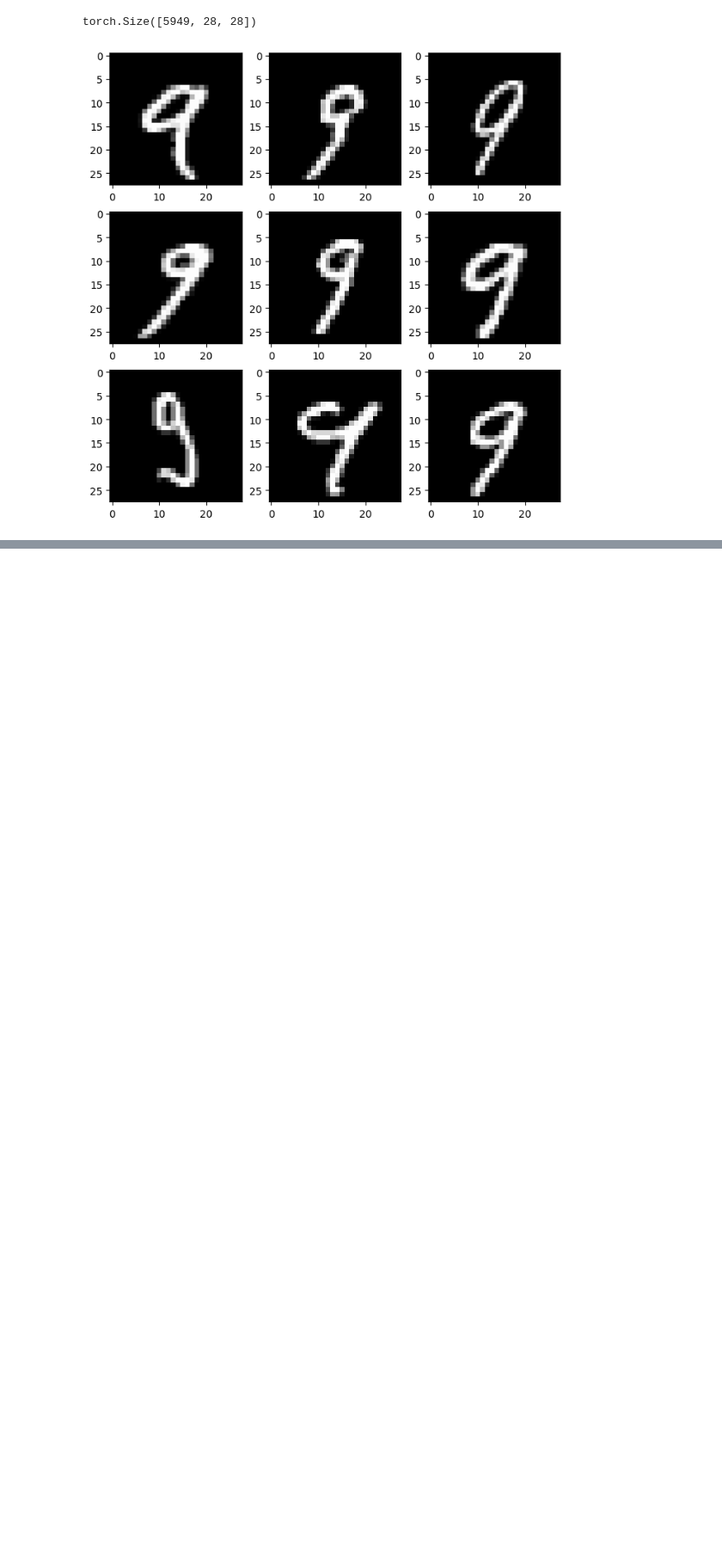
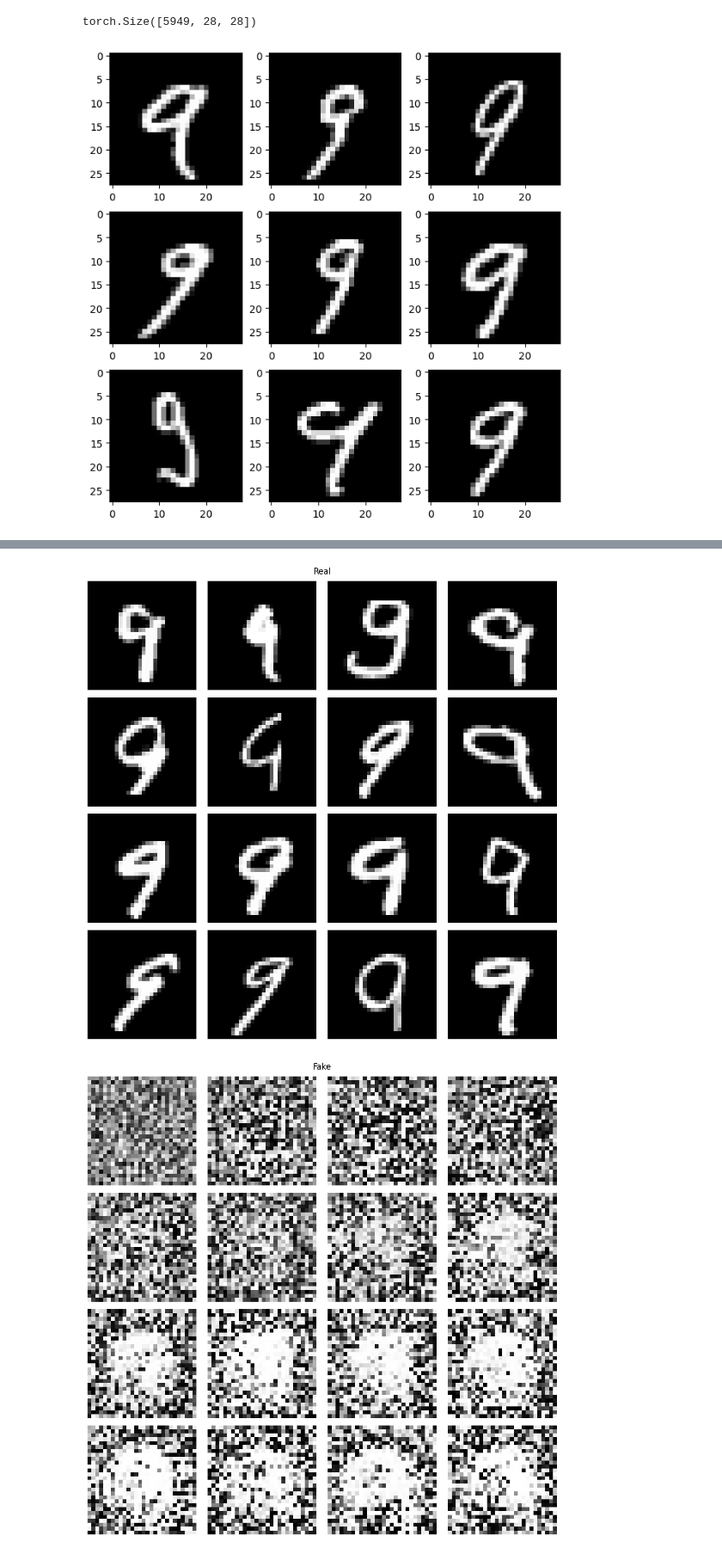
Before and after one commit to BrainsCorp/Deep-Learning-Guide, a Jupyter notebook: GANs/GANs.ipynb, the cells around one changed output, grey strips where cells are left out. Shown at 86% size. Drawn from its saved outputs; the diff is of its cells as text; code cells hidden in the pictures; blank space fills up the shorter version.

```diff
--- a/GANs/GANs.ipynb
+++ b/GANs/GANs.ipynb
@@ -175,0 +239,40 @@ for epoch in range(num_epochs):
+# %%
+#display gan generated images
+
+def display_images(images, title, nrows=None, ncols=None):
+  num_images = len(images)
+  if nrows is None and ncols is None:
+      # Automatic layout based on square root
+      nrows = int(np.sqrt(num_images))
+      ncols = int(np.ceil(num_images / nrows))
+  elif nrows is None:
+      # Calculate ncols based on provided nrows
+      ncols = int(np.ceil(num_images / nrows))
+  elif ncols is None:
+      # Calculate nrows based on provided ncols
+      nrows = int(np.ceil(num_images / ncols))
+
+  fig, axes = plt.subplots(nrows, ncols, figsize=(10, 10))  # Adjust figsize as needed
+
+  # Iterate over images and axes, handling variable sizes
+  for i in range(nrows):
+      for j in range(ncols):
+          if i * ncols + j < num_images:
+              # Ensure valid index to avoid IndexError
+              ax = axes[i, j]
+              ax.imshow(images[i * ncols + j][0], cmap='gray')
+              ax.axis('off')
+          else:
+              # Hide unused axes (optional)
+              axes[i, j].axis('off')
+              axes[i, j].set_visible(False)
+
+  fig.suptitle(title)
+  plt.tight_layout()
+  plt.show()
+
+display_images(real_images, "Real")
+display_images(generated_images, "Fake")
+# %% [output]
+[figure, added]
+[figure, added]
```
Also changed, not shown: parts of 13 cells of this notebook.
